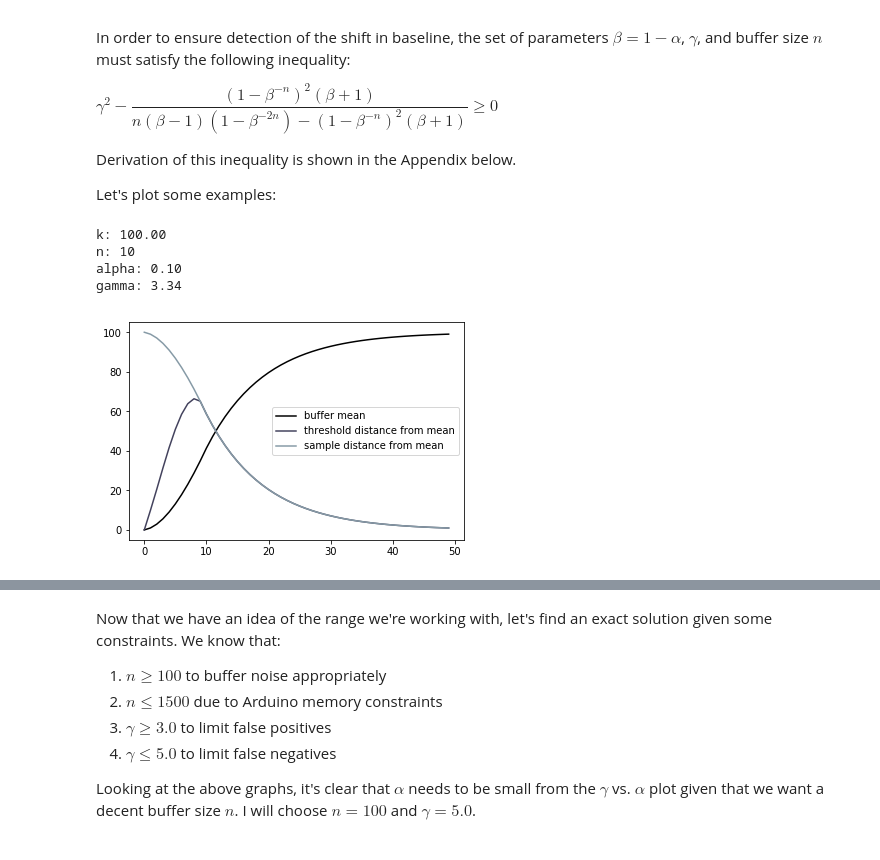
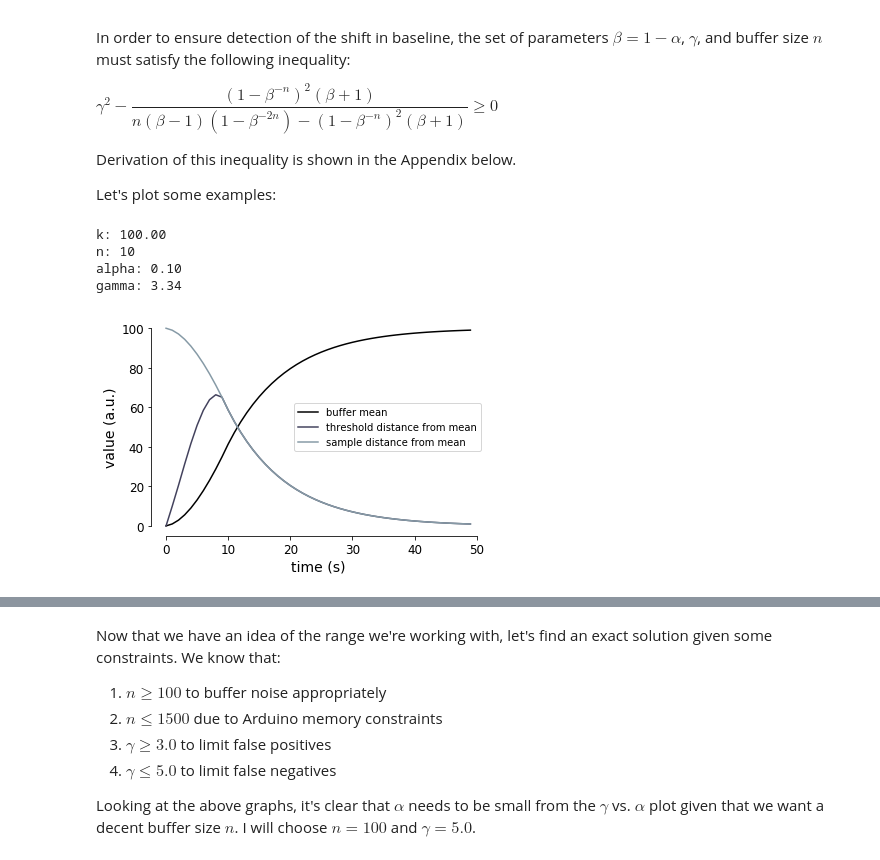
Before and after one commit to kemerelab/cap-sensor, a Jupyter notebook: testing/python/filters.ipynb, the cells around one changed output, grey strips where cells are left out. Saved outputs shown, nothing was run; the diff lists cells and outputs as text; code cells hidden in the pictures.

```diff
--- a/testing/python/filters.ipynb
+++ b/testing/python/filters.ipynb
@@ -475,39 +547,58 @@ def buffer_mean(alpha, t, n, k):
 def buffer_std(alpha, t, n, k):
     return (k/n)*(n*sum_x_exp(alpha, t, n, exp=2) - (sum_x_exp(alpha, t, n, exp=1))**2)**0.5
 # %%
+# Compute statistics.
 alpha = 0.1
 n = 10
 k = 100
 t = np.arange(0, 5*n)
 gamma = get_off_time(alpha=alpha, n=n)
 mean = np.zeros(t.size)
 std = np.zeros(t.size)
 for i, t_i in enumerate(t):
     mean[i] = buffer_mean(alpha, t_i, n, k)
     std[i] = buffer_std(alpha, t_i, n, k)
 
+# Plot results.
 fig, ax = plt.subplots()
-plt.plot(t, mean,
+ax.plot(t, mean,
          label='buffer mean',
          color=cmap(0.0))
-plt.plot(t, std*gamma,
+ax.plot(t, std*gamma,
          label='threshold distance from mean',
          color=cmap(0.3))
-plt.plot(t, k - mean,
+ax.plot(t, k - mean,
          label='sample distance from mean',
          color=cmap(0.6))
-plt.legend()
+ax.legend()
 
+# Format axis
+ax.spines['top'].set_visible(False)
+ax.spines['right'].set_visible(False)
+ax.spines['left'].set_bounds(0.0, 100.0)
+ax.spines['bottom'].set_bounds(0.0, 50.0)
+ax.set_xlabel('time (s)')
+ax.set_ylabel('value (a.u.)')
+
+# Save figure.
+folder = '/home/james/Documents/Projects/foraging/figures/thesis/chapter02/'
+filename = 'off_time.pdf'
+plt.savefig(os.path.join(folder, filename),
+            dpi=600,
+            fmt='pdf',
+            bbox_inches=None)
+
+# Print results.
 print('k: %.2f' % k)
 print('n: %d' % n)
 print('alpha: %.2f' % alpha)
 print('gamma: %.2f' % gamma)
 # %% [output]
 k: 100.00
 n: 10
 alpha: 0.10
 gamma: 3.34
-[figure, old version]
+[figure, new version]
 # %% [markdown]
 From the plot above, we can see why we lose $t$ dependence in the inequality that governs parameter relationships. Once the buffer has been completely filled with samples from the signal, both the sample distance from the mean, $y'_t - \mu_t$, and the threshold distance from the mean, $\gamma \sigma_t$, decay exponentially. Thus they will either overlap exactly, or never at all, though their difference will approach zero over time. Of course, in reality $\sigma' \neq 0$, so any one sample could trigger the off-time. A more realistic constraint would be to specify that the mean sample distance from mean is within some distance $\epsilon$ from the threshold:
 
```
Also changed, not shown: parts of 16 cells of this notebook.
